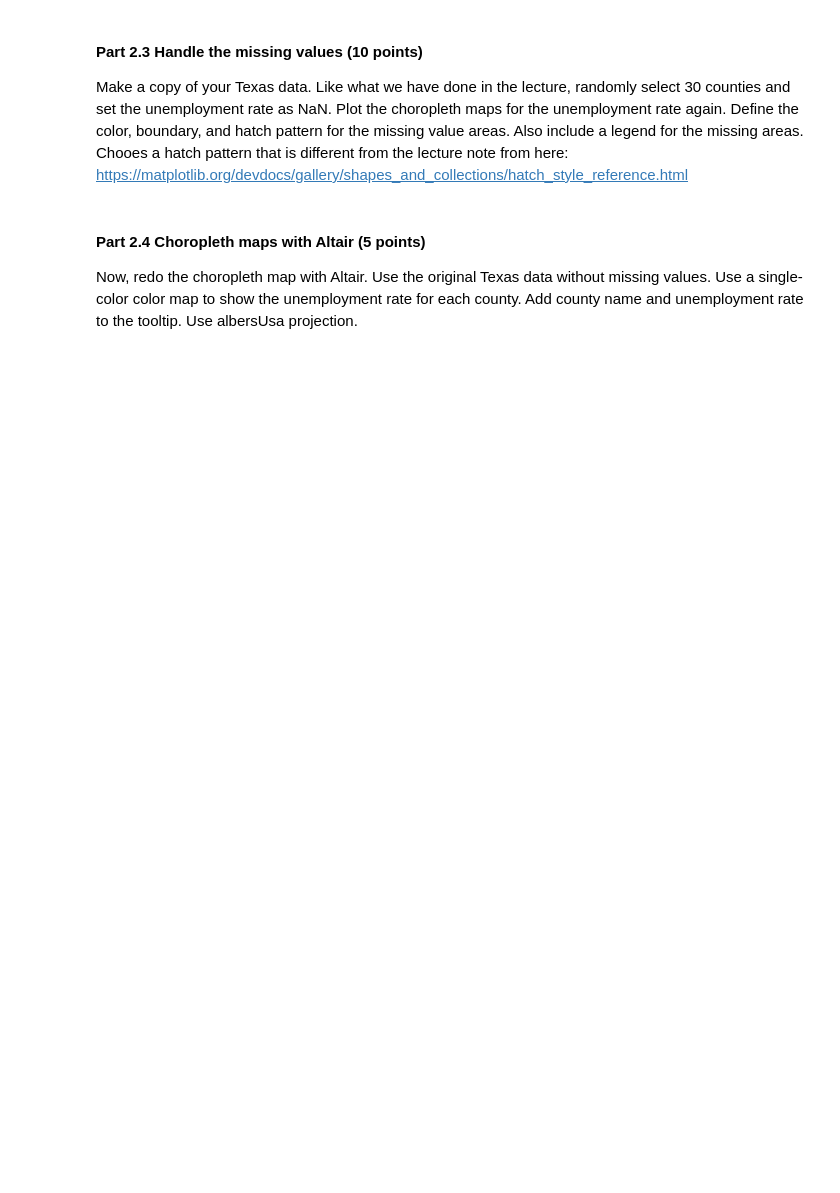
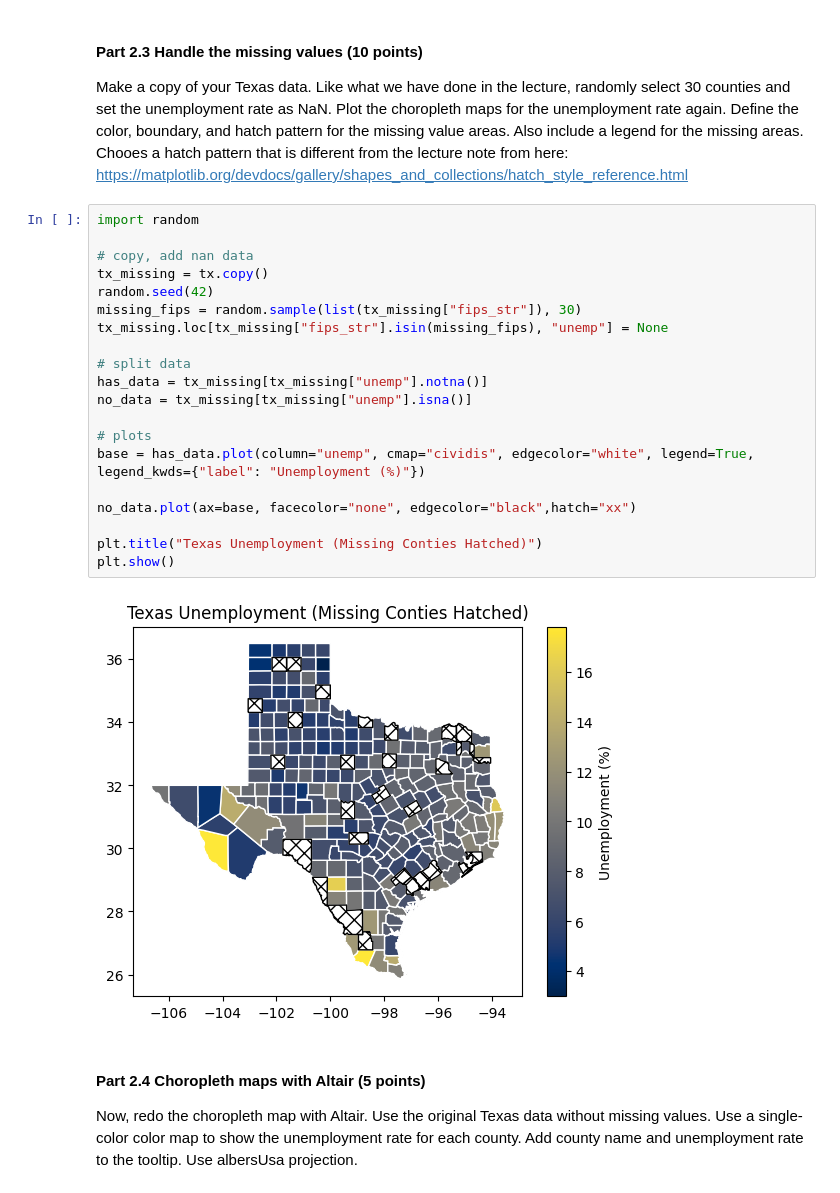
Before and after one commit to n-wible/ds4200, a Jupyter notebook: homework4/homework4.ipynb, the cells around one changed output. Saved outputs shown, nothing was run; the diff lists cells and outputs as text; blank space fills up the shorter version.

```diff
--- a/homework4/homework4.ipynb
+++ b/homework4/homework4.ipynb
@@ -83,6 +317,28 @@ https://matplotlib.org/stable/users/explain/colors/colormaps.html. Give a title
 #### Part 2.3 Handle the missing values (10 points)
 
 Make a copy of your Texas data. Like what we have done in the lecture, randomly select 30 counties and set the unemployment rate as NaN. Plot the choropleth maps for the unemployment rate again. Define the color, boundary, and hatch pattern for the missing value areas. Also include a legend for the missing areas. Chooes a hatch pattern that is different from the lecture note from here: https://matplotlib.org/devdocs/gallery/shapes_and_collections/hatch_style_reference.html
+# %%
+import random
+
+# copy, add nan data
+tx_missing = tx.copy()
+random.seed(42)
+missing_fips = random.sample(list(tx_missing["fips_str"]), 30)
+tx_missing.loc[tx_missing["fips_str"].isin(missing_fips), "unemp"] = None
+
+# split data
+has_data = tx_missing[tx_missing["unemp"].notna()]
+no_data = tx_missing[tx_missing["unemp"].isna()]
+
+# plots
+base = has_data.plot(column="unemp", cmap="cividis", edgecolor="white", legend=True, legend_kwds={"label": "Unemployment (%)"})
+
+no_data.plot(ax=base, facecolor="none", edgecolor="black",hatch="xx")
+
+plt.title("Texas Unemployment (Missing Conties Hatched)")
+plt.show()
+# %% [output]
+[figure, added]
 # %% [markdown]
 #### Part 2.4 Choropleth maps with Altair (5 points)
 
```
Also changed, not shown: parts of 13 cells of this notebook, 2 other files.
